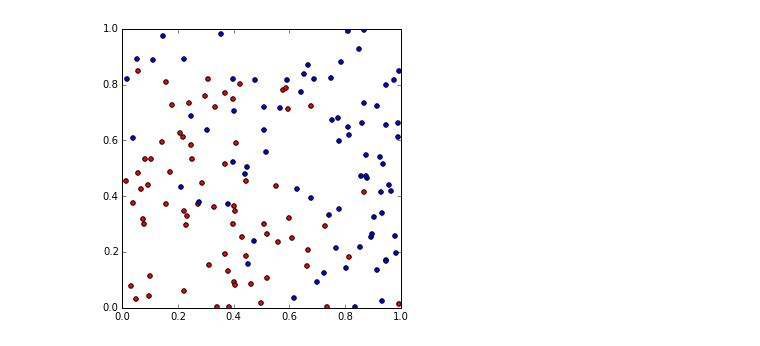
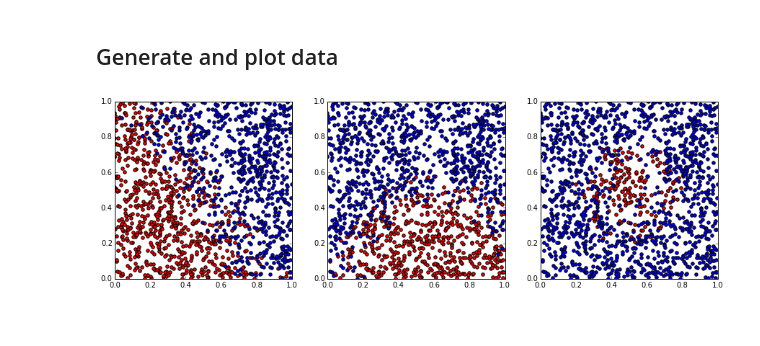
Before and after one commit to Shadek07/scikit-learn-examples, a Jupyter notebook: classification.ipynb, the cells around one changed output. Cells and saved outputs as stored; diff of their text form; code cells hidden in the pictures.

```diff
--- a/classification.ipynb
+++ b/classification.ipynb
@@ -13,22 +19,58 @@ def line_color(line_func, *x, random_coef = 0.):
     if line_func(*x) + random_coef * (np.random.rand(1) - 0.5) >= 0:
         return 1
     return 0
+
+def quadratic(x, y, x0, y0, a, b, c):
+    return a * np.square(x - x0) + b * np.square(y - y0) + c
+
+def quad_color(quad_func, *x, random_coef = 0.):
+    if quad_func(*x) + random_coef * (np.random.rand(1) - 0.5) >= 0:
+        return 1
+    return 0
+# %% [markdown]
+## Generate and plot data
 # %%
 # let there be data
-N = 150
+N = 1500
 X = np.random.rand(N, 2)
 y = np.empty(N)
+q = np.empty(N)
+r = np.empty(N)
 
 L = lambda x, y: line(x, y, a = 1.2, b = 0.8, c = -1)
+Q = lambda x, y: quadratic(x, y, x0 = 0.6, y0 = 0, a = 2, b = 2, c = -0.5)
+C = lambda x, y: quadratic(x, y, x0 = 0.5, y0 = 0.5, a = 1, b = 1, c = -0.05)
 
 for i in range(N):
-    y[i] = line_color(L, *X[i], random_coef = 1)
+    y[i] = line_color(L, *X[i], random_coef = 0.5)
+    q[i] = quad_color(Q, *X[i], random_coef = 0.5)
+    r[i] = quad_color(C, *X[i], random_coef = 0.1)
 # %%
-fig, ax = plt.subplots(1, 1, figsize = (5, 5))
-ax.set(aspect = 1., xlim = (0,1), ylim = (0,1))
-X_0 = np.array([X[i] for i, c in enumerate(y) if c == 0])
-X_1 = np.array([X[i] for i, c in enumerate(y) if c == 1])
-_tmp = ax.scatter(X_0[:,0], X_0[:,1], c = "red")
-_tmp = ax.scatter(X_1[:,0], X_1[:,1], c = "blue")
+DATASETS = 3
+fig, ax = plt.subplots(1, DATASETS, figsize = (15, 5))
+for a in range(DATASETS):
+    ax[a].set(aspect = 1., xlim = (0,1), ylim = (0,1))
+
+X_0_line = np.array([X[i] for i, c in enumerate(y) if c == 0])
+X_1_line = np.array([X[i] for i, c in enumerate(y) if c == 1])
+
+_tmp = ax[0].scatter(X_0_line[:,0], X_0_line[:,1], c = "red")
+_tmp = ax[0].scatter(X_1_line[:,0], X_1_line[:,1], c = "blue")
+
+###
+
+X_0_quad = np.array([X[i] for i, c in enumerate(q) if c == 0])
+X_1_quad = np.array([X[i] for i, c in enumerate(q) if c == 1])
+
+_tmp = ax[1].scatter(X_0_quad[:,0], X_0_quad[:,1], c = "red")
+_tmp = ax[1].scatter(X_1_quad[:,0], X_1_quad[:,1], c = "blue")
+
+###
+
+X_0_ckle = np.array([X[i] for i, c in enumerate(r) if c == 0])
+X_1_ckle = np.array([X[i] for i, c in enumerate(r) if c == 1])
+
+_tmp = ax[2].scatter(X_0_ckle[:,0], X_0_ckle[:,1], c = "red")
+_tmp = ax[2].scatter(X_1_ckle[:,0], X_1_ckle[:,1], c = "blue")
 # %% [output]
-[figure, old version]
+[figure, new version]
```
Also changed, not shown: parts of 13 cells of this notebook.
